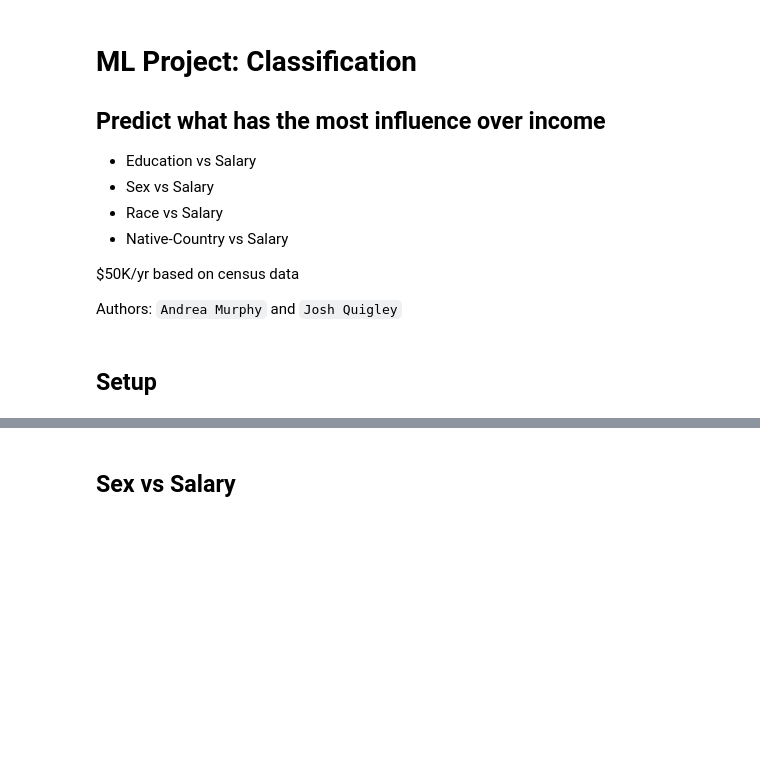
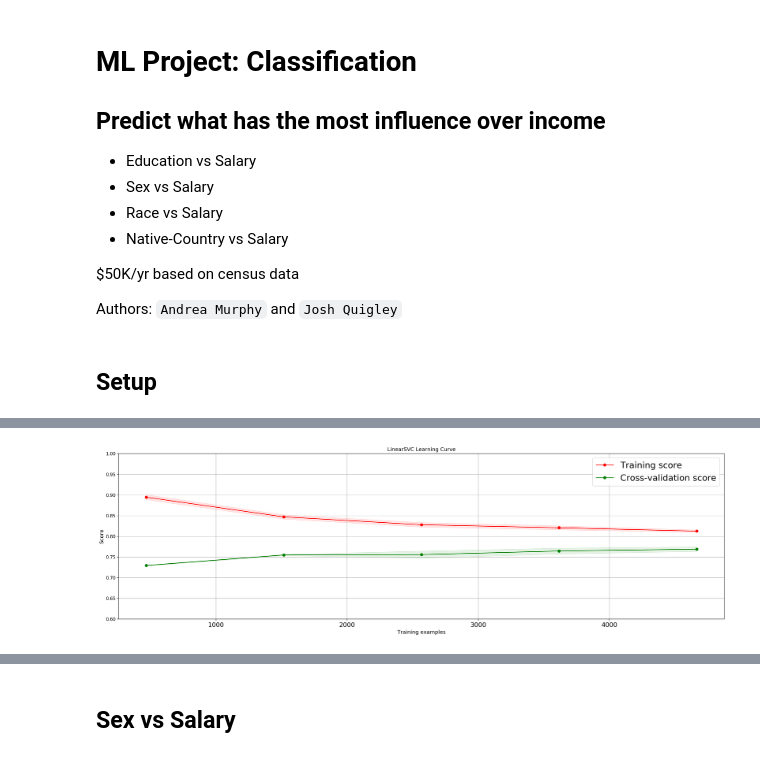
Before and after one commit to andrea5972/ML_classification, a Jupyter notebook: Classification/Census-V1.ipynb, the cells around one changed output, grey strips where cells are left out. Cells and saved outputs as stored; diff of their text form; code cells hidden in the pictures; blank space fills up the shorter version.

Commit message:
Added 2 new classification models, documentation, and learning curves.

```diff
--- a/Classification/Census-V1.ipynb
+++ b/Classification/Census-V1.ipynb
@@ -60,3 +122,3 @@ data_education = data.drop(['fnlwgt'], axis=1)
 # %%
-# sample 1000 random entries to train
-data_education = data_education.sample(n=1000, random_state=10)
+# sample 10000 random entries to train
+data_education = data_education.sample(n=10000)
@@ -71,15 +161,15 @@ We will focus on the 3 largest categories, Highschool Graduates (education-num 9
-# %%
-numeric_variables = list(data_education.dtypes[data_education.dtypes != "object"].index)
-data_education = data_education[numeric_variables]
 # %%
-X_train = data_education.iloc[:900]
+#X Train and y-train have 70000 records of education-num and age and y-train has 70000 records of salary.
+#X Test has 3000 withheld records on education-num and age and y-test has 3000 records of salary.
+
+X_train = data_education.iloc[:7000]
 X_train = X_train.drop(['salary'], axis=1)
 
-X_test = data_education.iloc[900:]
+X_test = data_education.iloc[7000:]
 X_test = X_test.drop(['salary'], axis=1)
 
-y_train = data_education.iloc[:900]
+y_train = data_education.iloc[:7000]
 y_train = y_train['salary']
 
-y_test = data_education.iloc[900:]
+y_test = data_education.iloc[7000:]
 y_test = y_test['salary']
@@ -89,0 +178,5 @@ tree_clf.fit(X_train, y_train)
+# %%
+#Now we train using a Decision Tree Classifier
+
+from sklearn.tree import DecisionTreeClassifier
+tree_clf = DecisionTreeClassifier()
@@ -89,0 +189,5 @@ tree_clf.fit(X_train, y_train)
+# %%
+# Learning Curve - Plotting the model's performance on the training set.
+
+plot_learning_curve(tree_clf, "LinearSVC Learning Curve", X_train, y_train, ylim=(0.6, 1.0), cv=3)
+# %% [output]
@@ -90 +195,2 @@ tree_clf.fit(X_train, y_train)
+[figure, added]
 # %%
```
Also changed, not shown: parts of 75 cells of this notebook.
